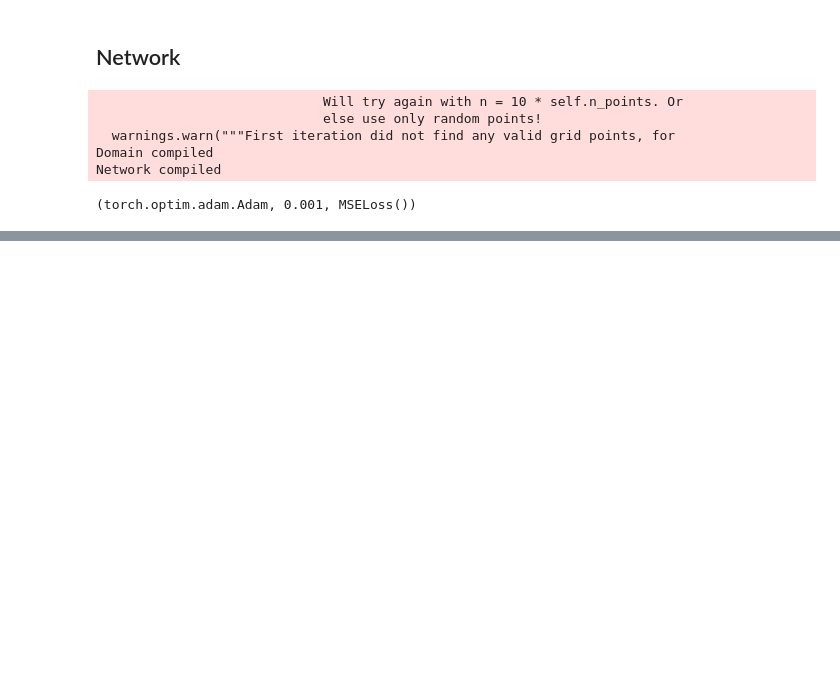
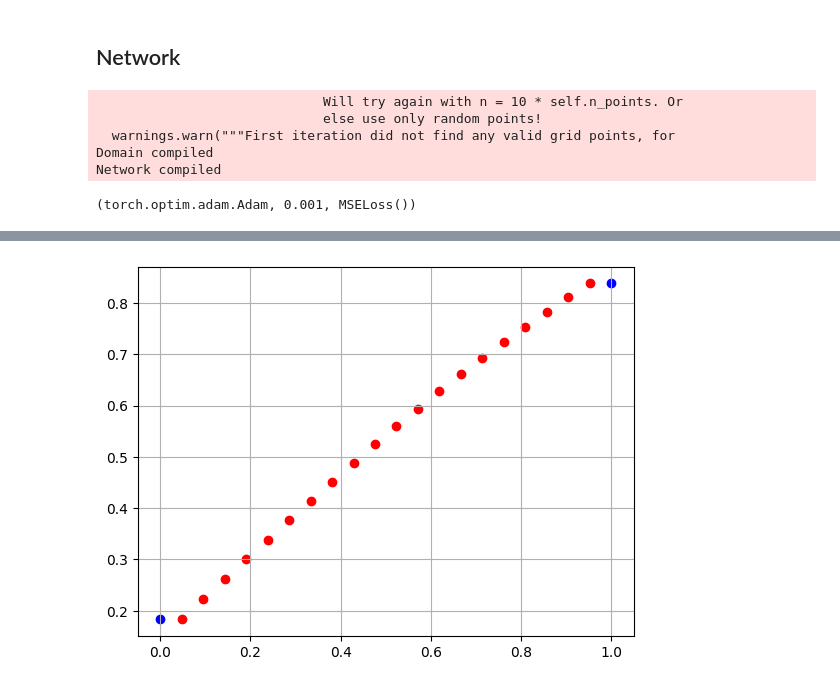
Before and after one commit to praksharma/DeepINN, a Jupyter notebook: _sources/Tutorials/5. FCNN/3. model.ipynb, the cells around one changed output, grey strips where cells are left out. Saved outputs shown, nothing was run; the diff lists cells and outputs as text; code cells hidden in the pictures; blank space fills up the shorter version.

```diff
--- a/_sources/Tutorials/5. FCNN/3. model.ipynb
+++ b/_sources/Tutorials/5. FCNN/3. model.ipynb
@@ -41,8 +41,8 @@ def laplace(X,y):
     1D Laplace equation.
     u__x = 0
     """
-    dy_x = dp.constraint.Jacobian(X, y)
-    dy_xx = dp.constraint.Jacobian(X, y)(i = 0, j = 0)
+    dy_x = dp.constraint.Jacobian(X, y)(i=0, j=0)
+    dy_xx = dp.constraint.Jacobian(X, dy_x)(i = 0, j = 0)
 
     return dy_xx
 # %%
@@ -54,7 +54,7 @@ domain = dp.domain.Generic(laplace,
 # %%
 activation = "tanh"
 initialiser = "Xavier normal"
-layer_size = [1] + [5] * 1 + [1]
+layer_size = [1] + [2] * 1 + [1]
 # %%
 net = dp.nn.FullyConnected(layer_size, activation, initialiser)
 model = dp.Model(domain, net)
@@ -75,5 +75,5 @@ model.optimiser_function, model.lr, model.metric
 # %% [output]
 (torch.optim.adam.Adam, 0.001, MSELoss())
 # %%
-model.train(iterations = 100)
+model.train(iterations = 500)
 # %% [output]
@@ -94,0 +105,3 @@ Training finished
+# %%
+coordinates_list = dp.utils.tensor2numpy([model.collocation_point_sample, model.boundary_point_sample])
+solution_list = dp.utils.tensor2numpy([model.collocation_forward, model.BC_forward])
@@ -94,0 +112,7 @@ Training finished
+# %%
+plt.figure(1)
+plt.scatter(coordinates_list[0], solution_list[0], label = "collocation points", color = "red")
+plt.scatter(coordinates_list[1], solution_list[1], label = "boundary points", color = "blue")
+plt.grid('minor')
+# %% [output]
+[figure, added]
```
Also changed, not shown: parts of 5 cells of this notebook, 40 other files.
